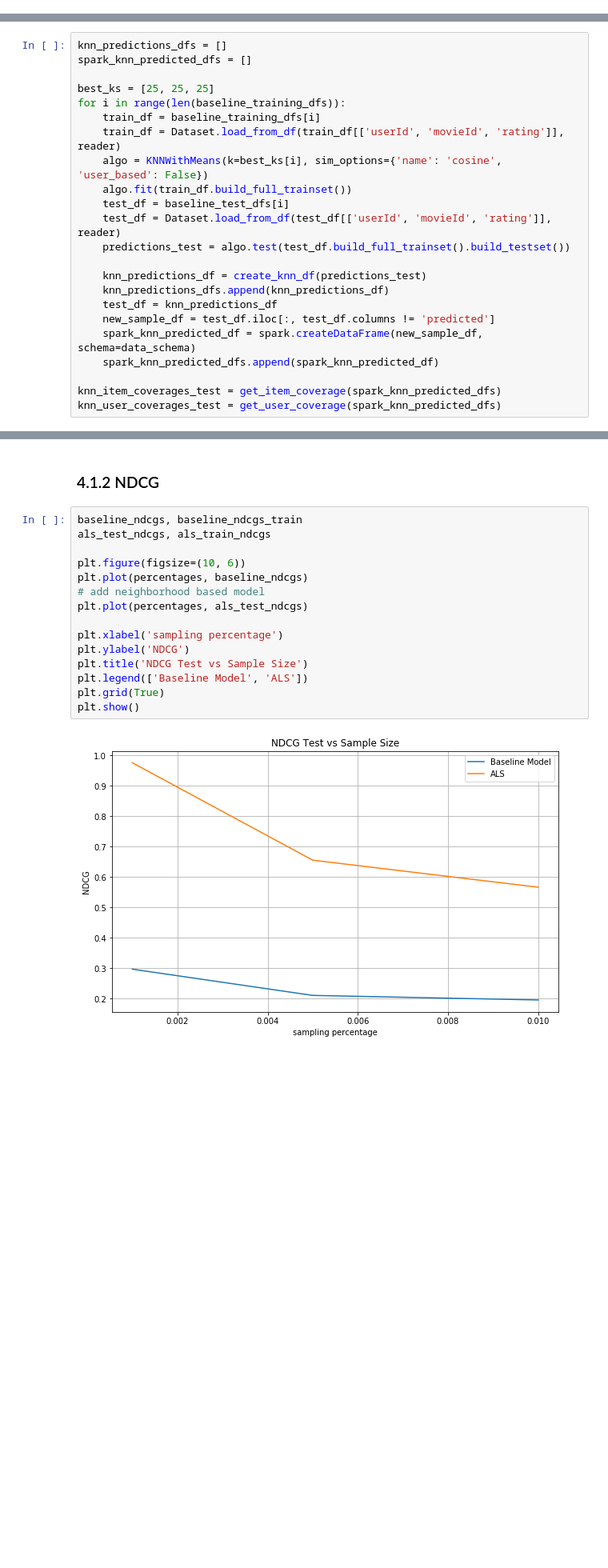
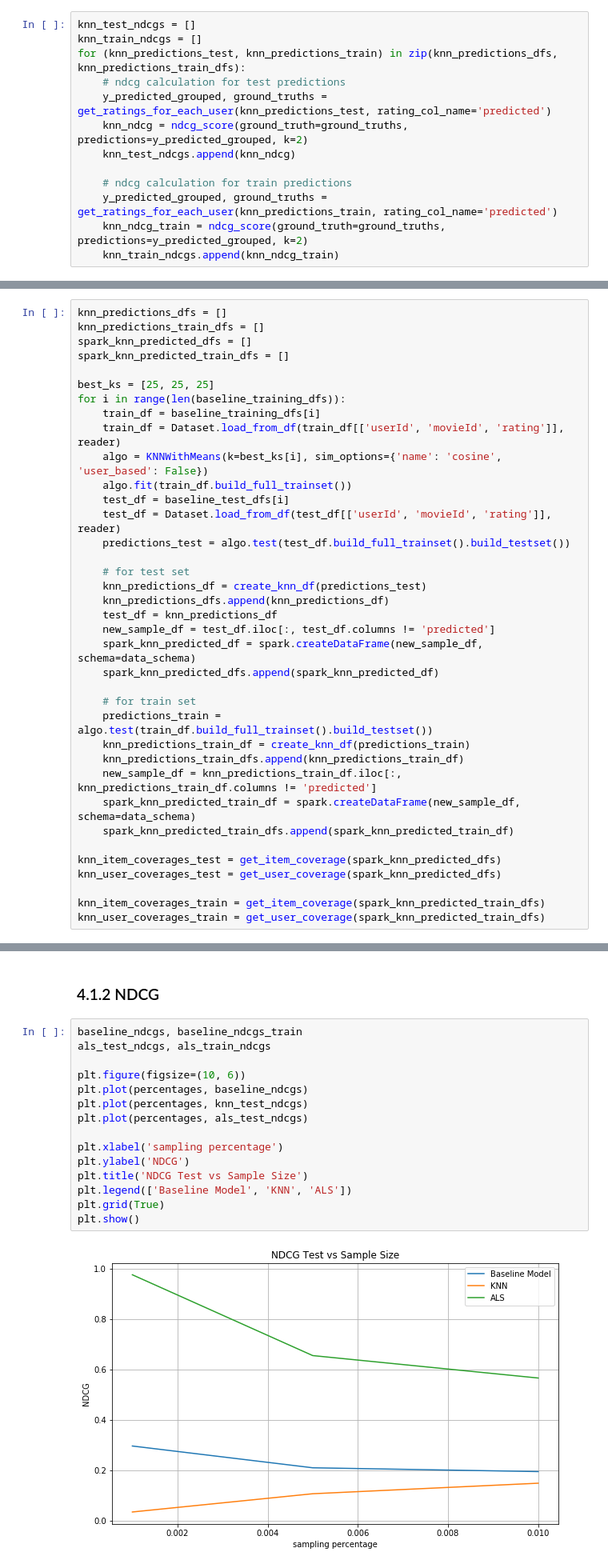
Before and after one commit to thisismeg/personalization-project1, a Jupyter notebook: personalization_project1_combined.ipynb, the cells around one changed output, grey strips where cells are left out. Shown at 80% size. Cells and saved outputs as stored; diff of their text form; blank space fills up the shorter version.

Commit message:
Add train coverage for KNN and NDCG

```diff
--- a/personalization_project1_combined.ipynb
+++ b/personalization_project1_combined.ipynb
@@ -529,0 +530,13 @@ knn_rmse_train
+# %%
+knn_test_ndcgs = []
+knn_train_ndcgs = []
+for (knn_predictions_test, knn_predictions_train) in zip(knn_predictions_dfs, knn_predictions_train_dfs):
+    # ndcg calculation for test predictions
+    y_predicted_grouped, ground_truths = get_ratings_for_each_user(knn_predictions_test, rating_col_name='predicted')
+    knn_ndcg = ndcg_score(ground_truth=ground_truths, predictions=y_predicted_grouped, k=2)
+    knn_test_ndcgs.append(knn_ndcg)
+
+    # ndcg calculation for train predictions
+    y_predicted_grouped, ground_truths = get_ratings_for_each_user(knn_predictions_train, rating_col_name='predicted')
+    knn_ndcg_train = ndcg_score(ground_truth=ground_truths, predictions=y_predicted_grouped, k=2)
+    knn_train_ndcgs.append(knn_ndcg_train)
@@ -539,7 +557,9 @@ def create_knn_df(predictions_test):
     return pd.DataFrame(knn_predictions_list, columns = ['userId', 'movieId', 'rating', 'predicted'])
 # %%
 knn_predictions_dfs = []
+knn_predictions_train_dfs = []
 spark_knn_predicted_dfs = []
+spark_knn_predicted_train_dfs = []
 
 best_ks = [25, 25, 25]
 for i in range(len(baseline_training_dfs)):
@@ -551,6 +571,7 @@ for i in range(len(baseline_training_dfs)):
     test_df = Dataset.load_from_df(test_df[['userId', 'movieId', 'rating']], reader)
     predictions_test = algo.test(test_df.build_full_trainset().build_testset())
 
+    # for test set
     knn_predictions_df = create_knn_df(predictions_test)
     knn_predictions_dfs.append(knn_predictions_df)
     test_df = knn_predictions_df
@@ -558,8 +579,19 @@ for i in range(len(baseline_training_dfs)):
     spark_knn_predicted_df = spark.createDataFrame(new_sample_df, schema=data_schema)
     spark_knn_predicted_dfs.append(spark_knn_predicted_df)
 
+    # for train set
+    predictions_train = algo.test(train_df.build_full_trainset().build_testset())
+    knn_predictions_train_df = create_knn_df(predictions_train)
+    knn_predictions_train_dfs.append(knn_predictions_train_df)
+    new_sample_df = knn_predictions_train_df.iloc[:, knn_predictions_train_df.columns != 'predicted']
+    spark_knn_predicted_train_df = spark.createDataFrame(new_sample_df, schema=data_schema)
+    spark_knn_predicted_train_dfs.append(spark_knn_predicted_train_df)
+
 knn_item_coverages_test = get_item_coverage(spark_knn_predicted_dfs)
 knn_user_coverages_test = get_user_coverage(spark_knn_predicted_dfs)
+
+knn_item_coverages_train = get_item_coverage(spark_knn_predicted_train_dfs)
+knn_user_coverages_train = get_user_coverage(spark_knn_predicted_train_dfs)
 # %% [output]
 Computing the cosine similarity matrix...
 Done computing similarity matrix.
@@ -1006,20 +1022,20 @@ plt.show()
 # %%
 baseline_ndcgs, baseline_ndcgs_train
 als_test_ndcgs, als_train_ndcgs
 
 plt.figure(figsize=(10, 6))
 plt.plot(percentages, baseline_ndcgs)
-# add neighborhood based model
+plt.plot(percentages, knn_test_ndcgs)
 plt.plot(percentages, als_test_ndcgs)
 
 plt.xlabel('sampling percentage')
 plt.ylabel('NDCG')
 plt.title('NDCG Test vs Sample Size')
-plt.legend(['Baseline Model', 'ALS'])
+plt.legend(['Baseline Model', 'KNN', 'ALS'])
 plt.grid(True)
 plt.show()
 # %% [output]
-[figure, old version]
+[figure, new version]
 # %% [markdown]
 ## 4.2 Coverage <a class="anchor" id="4-2"></a>
 # %%
```
Also changed, not shown: parts of 8 cells of this notebook.
